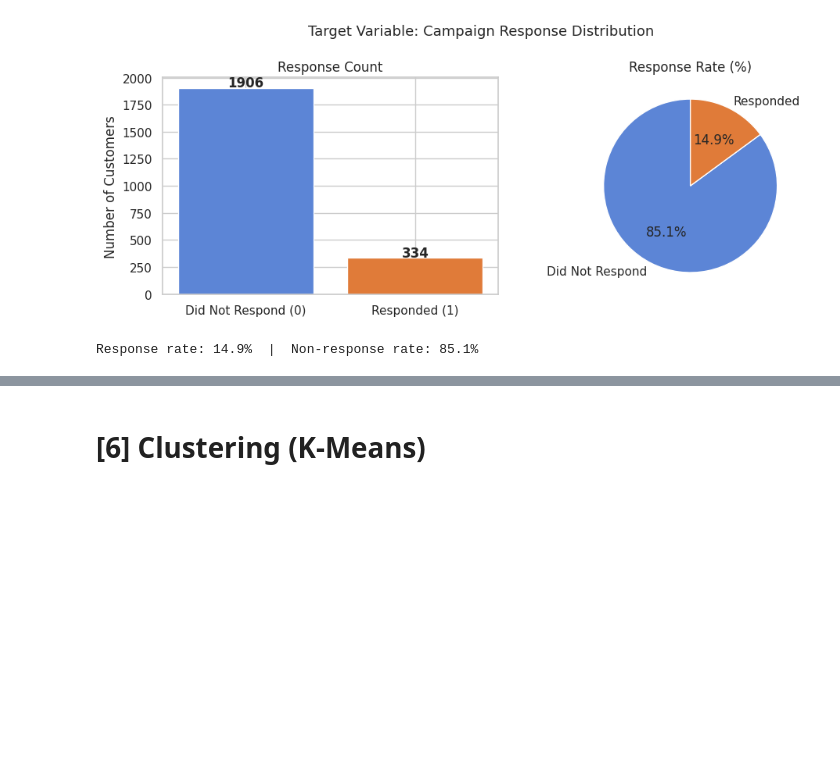
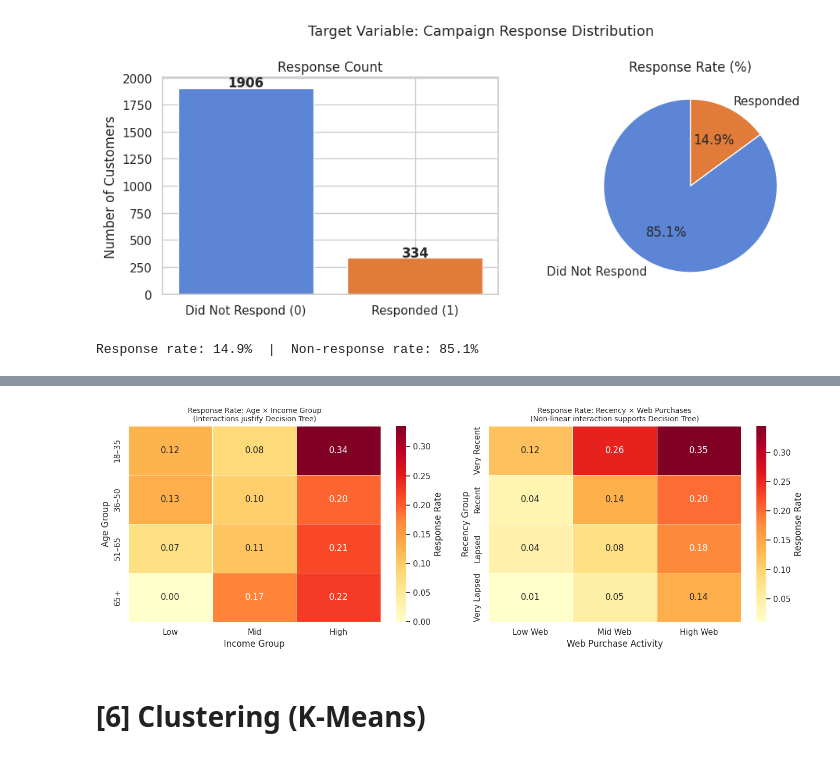
Before and after one commit to Luke-Dev-Tech/Business_intelligence_and_data-mining, a Jupyter notebook: BI_Project.ipynb, the cells around one changed output, grey strips where cells are left out. Cells and saved outputs as stored; diff of their text form; code cells hidden in the pictures; blank space fills up the shorter version.

```diff
--- a/BI_Project.ipynb
+++ b/BI_Project.ipynb
@@ -456,3 +536,38 @@ Response rate: 14.9%  |  Non-response rate: 85.1%
+# %%
+fig, axes = plt.subplots(1, 2, figsize=(14, 5))
+
+# --- Plot 1: Response rate by Age × Income quadrant ---
+df_tmp = df[['Age', 'Income', 'Response']].dropna().copy()
+df_tmp['Age_group'] = pd.cut(df_tmp['Age'], bins=[17, 35, 50, 65, 100],
+                              labels=['18–35', '36–50', '51–65', '65+'])
+df_tmp['Income_group'] = pd.qcut(df_tmp['Income'], q=3,
+                                  labels=['Low', 'Mid', 'High'])
+
+pivot = df_tmp.groupby(['Age_group', 'Income_group'], observed=True)['Response'].mean().unstack()
+sns.heatmap(pivot, annot=True, fmt='.2f', cmap='YlOrRd', ax=axes[0],
+            linewidths=0.5, cbar_kws={'label': 'Response Rate'})
+axes[0].set_title('Response Rate: Age × Income Group\n(Interactions justify Decision Tree)', fontsize=10)
+axes[0].set_xlabel('Income Group')
+axes[0].set_ylabel('Age Group')
+
+# --- Plot 2: Response rate by Recency × Web Purchases ---
+df_tmp2 = df[['Recency', 'NumWebPurchases', 'Response']].dropna().copy()
+df_tmp2['Recency_group'] = pd.qcut(df_tmp2['Recency'], q=4,
+                                    labels=['Very Recent', 'Recent', 'Lapsed', 'Very Lapsed'])
+df_tmp2['Web_group'] = pd.cut(df_tmp2['NumWebPurchases'], bins=[-1, 1, 4, 100],
+                               labels=['Low Web', 'Mid Web', 'High Web'])
+
+pivot2 = df_tmp2.groupby(['Recency_group', 'Web_group'], observed=True)['Response'].mean().unstack()
+sns.heatmap(pivot2, annot=True, fmt='.2f', cmap='YlOrRd', ax=axes[1],
+            linewidths=0.5, cbar_kws={'label': 'Response Rate'})
+axes[1].set_title('Response Rate: Recency × Web Purchases\n(Non-linear interaction supports Decision Tree)', fontsize=10)
+axes[1].set_xlabel('Web Purchase Activity')
+axes[1].set_ylabel('Recency Group')
+
+plt.tight_layout()
+plt.show()
+# %% [output]
+[figure, added]
 # %% [markdown]
 # **[6] Clustering (K-Means)**
 # %% [markdown]
```
Also changed, not shown: parts of 11 cells of this notebook.
